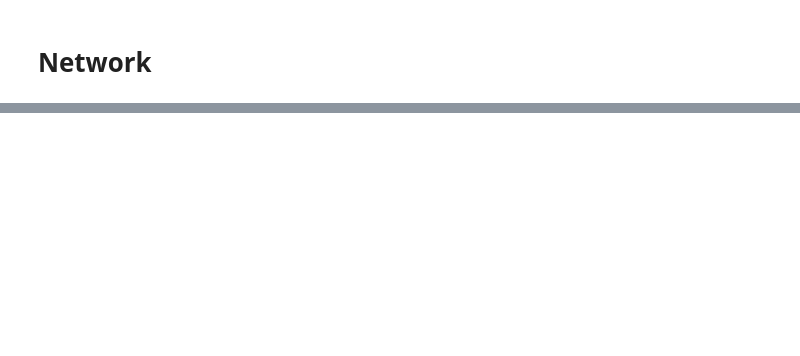
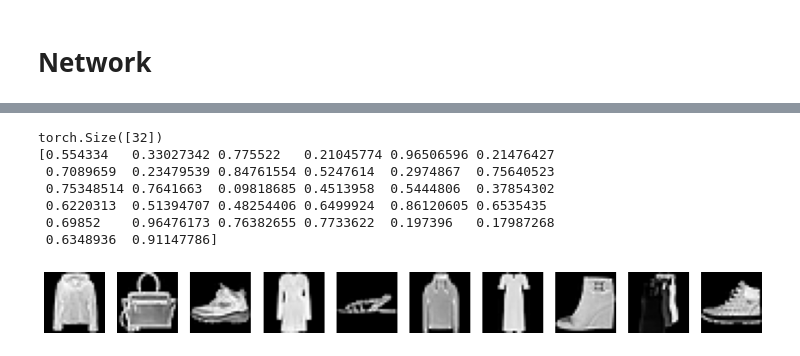
Before and after one commit to jorchard/gan, a Jupyter notebook: gan.ipynb, the cells around one changed output, grey strips where cells are left out. Saved outputs shown, nothing was run; the diff lists cells and outputs as text; code cells hidden in the pictures; blank space fills up the shorter version.

```diff
--- a/gan.ipynb
+++ b/gan.ipynb
@@ -181,5 +326,5 @@ class gan(nn.Module):
 # %%
 net = gan()
 # %%
-net.learn(train_dl, epochs=100, lr=0.001)
+net.learn(train_dl, epochs=100, lr=0.0001)
 # %%
@@ -210,0 +359,19 @@ torch.Size([10, 1, 28, 28])
+# %%
+x,t = next(iter(train_dl))
+x = x.to(device)
+x.requires_grad = True
+y = net.D(x)
+draw(x[0]);
+loss = nn.BCELoss()(y,t.to(device))
+net.D.zero_grad()
+loss.backward()
+draw(x[0].grad)
+# %% [output]
+torch.Size([32])
+[0.554334   0.33027342 0.775522   0.21045774 0.96506596 0.21476427
+ 0.7089659  0.23479539 0.84761554 0.5247614  0.2974867  0.75640523
+ 0.75348514 0.7641663  0.09818685 0.4513958  0.5444806  0.37854302
+ 0.6220313  0.51394707 0.48254406 0.6499924  0.86120605 0.6535435
+ 0.69852    0.96476173 0.76382655 0.7733622  0.197396   0.17987268
+ 0.6348936  0.91147786]
+[figure, added]
```
Also changed, not shown: parts of 19 cells of this notebook, 2 other files.
